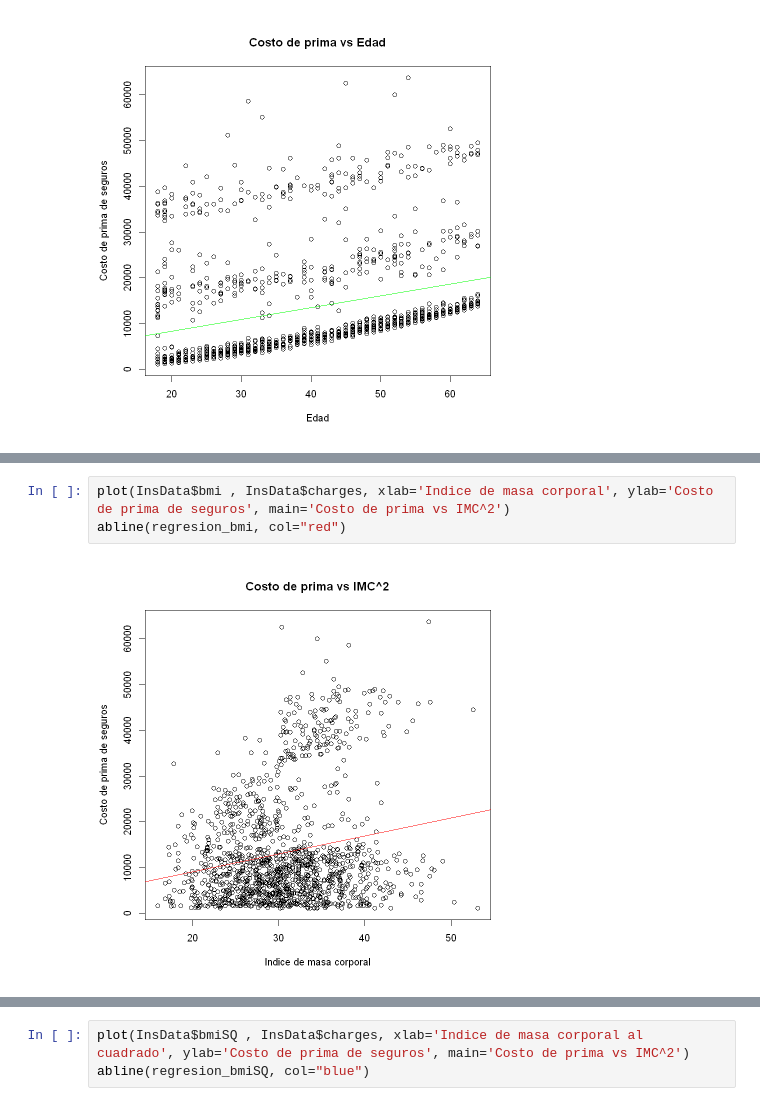
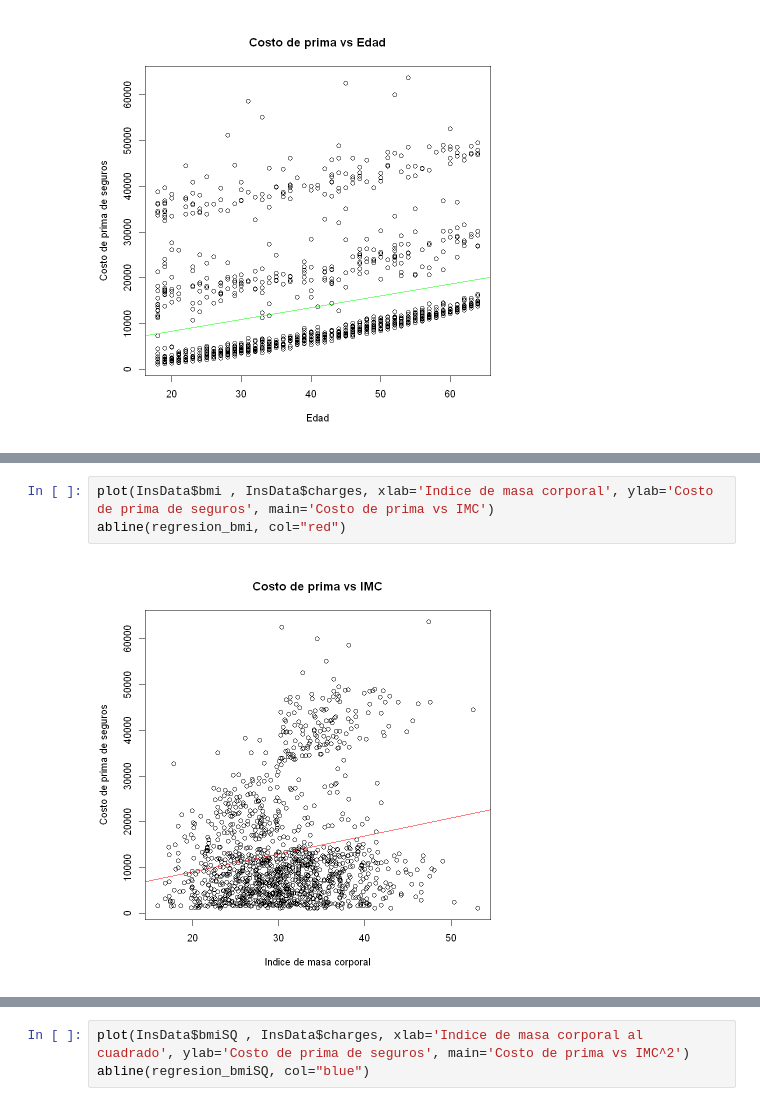
Before and after one commit to GustavoAnkelen/Econometria2021S2, a Jupyter notebook: P-Econometria.ipynb, the cells around one changed output, grey strips where cells are left out. Cells and saved outputs as stored; diff of their text form.

```diff
--- a/P-Econometria.ipynb
+++ b/P-Econometria.ipynb
@@ -135,5 +316,5 @@ abline(regresion_sex, col="green")
 # %%
-plot(InsData$bmi , InsData$charges, xlab='Indice de masa corporal', ylab='Costo de prima de seguros', main='Costo de prima vs IMC^2')
+plot(InsData$bmi , InsData$charges, xlab='Indice de masa corporal', ylab='Costo de prima de seguros', main='Costo de prima vs IMC')
 abline(regresion_bmi, col="red")
 # %% [output]
-[figure, old version]
+[figure, new version]
```
Also changed, not shown: parts of 55 cells of this notebook.
